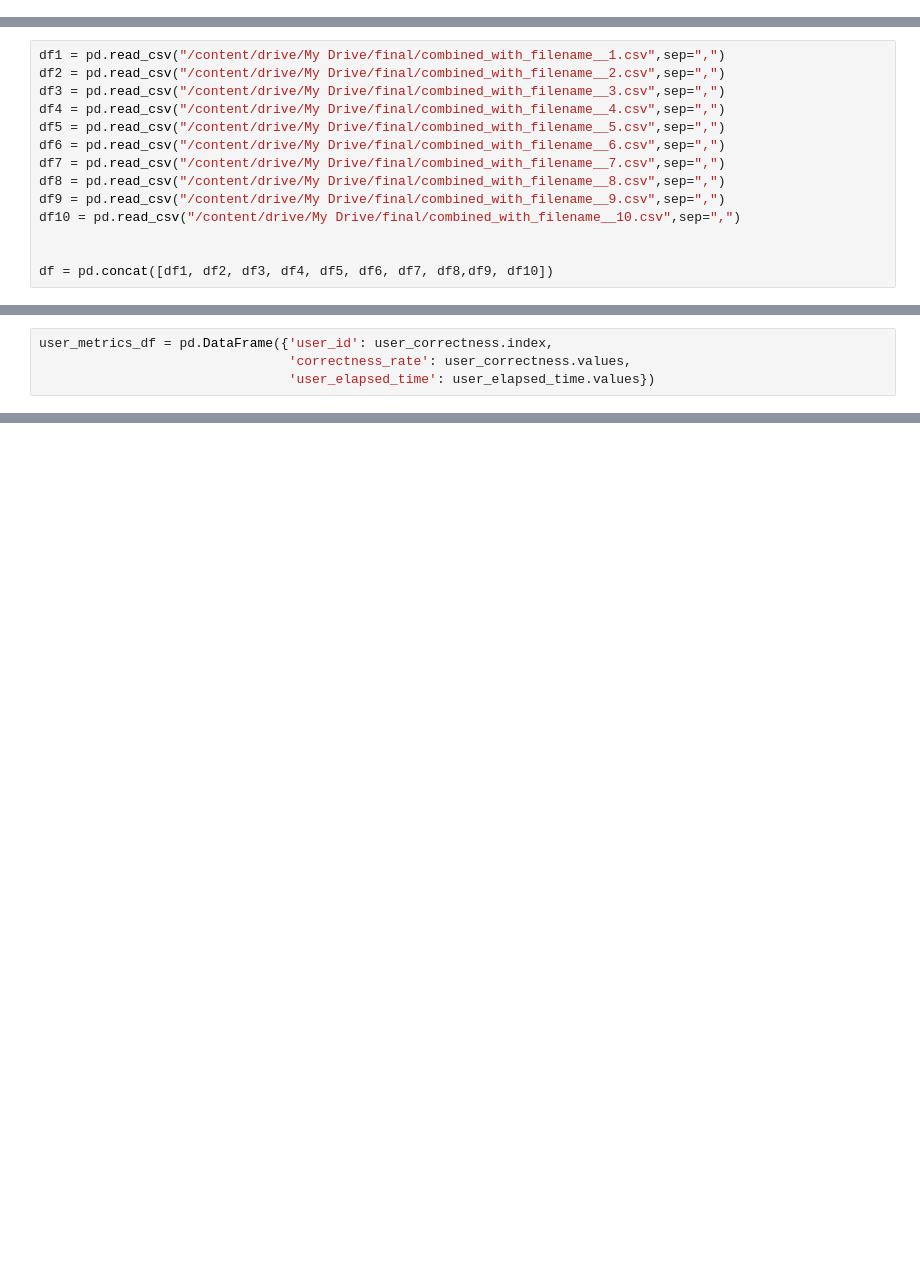
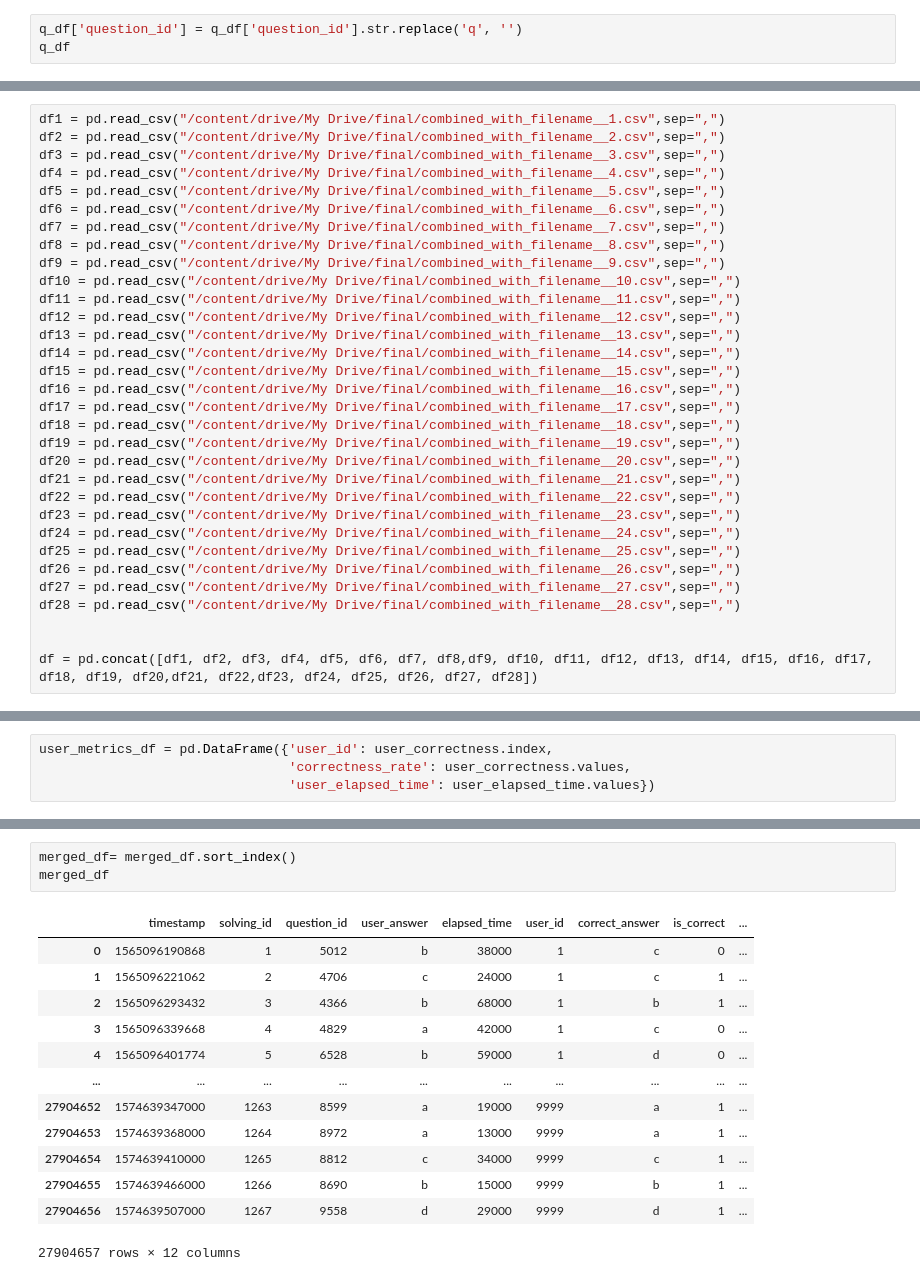
Before and after one commit to choycoy/final_project, a Jupyter notebook: recommendation.ipynb, the cells around one changed output, grey strips where cells are left out. Drawn from its saved outputs; the diff is of its cells as text; blank space fills up the shorter version.

```diff
--- a/recommendation.ipynb
+++ b/recommendation.ipynb
@@ -6,3 +8,6 @@ drive.mount('/content/drive')
 # %%
 import pandas as pd
 q_df = pd.read_csv("/content/drive/My Drive/final/questions.csv",sep=",")
+# %%
+q_df['question_id'] = q_df['question_id'].str.replace('q', '')
+q_df
@@ -17,9 +36,27 @@ df7 = pd.read_csv("/content/drive/My Drive/final/combined_with_filename__7.csv",
 df8 = pd.read_csv("/content/drive/My Drive/final/combined_with_filename__8.csv",sep=",")
 df9 = pd.read_csv("/content/drive/My Drive/final/combined_with_filename__9.csv",sep=",")
 df10 = pd.read_csv("/content/drive/My Drive/final/combined_with_filename__10.csv",sep=",")
+df11 = pd.read_csv("/content/drive/My Drive/final/combined_with_filename__11.csv",sep=",")
+df12 = pd.read_csv("/content/drive/My Drive/final/combined_with_filename__12.csv",sep=",")
+df13 = pd.read_csv("/content/drive/My Drive/final/combined_with_filename__13.csv",sep=",")
+df14 = pd.read_csv("/content/drive/My Drive/final/combined_with_filename__14.csv",sep=",")
+df15 = pd.read_csv("/content/drive/My Drive/final/combined_with_filename__15.csv",sep=",")
+df16 = pd.read_csv("/content/drive/My Drive/final/combined_with_filename__16.csv",sep=",")
+df17 = pd.read_csv("/content/drive/My Drive/final/combined_with_filename__17.csv",sep=",")
+df18 = pd.read_csv("/content/drive/My Drive/final/combined_with_filename__18.csv",sep=",")
+df19 = pd.read_csv("/content/drive/My Drive/final/combined_with_filename__19.csv",sep=",")
+df20 = pd.read_csv("/content/drive/My Drive/final/combined_with_filename__20.csv",sep=",")
+df21 = pd.read_csv("/content/drive/My Drive/final/combined_with_filename__21.csv",sep=",")
+df22 = pd.read_csv("/content/drive/My Drive/final/combined_with_filename__22.csv",sep=",")
+df23 = pd.read_csv("/content/drive/My Drive/final/combined_with_filename__23.csv",sep=",")
+df24 = pd.read_csv("/content/drive/My Drive/final/combined_with_filename__24.csv",sep=",")
+df25 = pd.read_csv("/content/drive/My Drive/final/combined_with_filename__25.csv",sep=",")
+df26 = pd.read_csv("/content/drive/My Drive/final/combined_with_filename__26.csv",sep=",")
+df27 = pd.read_csv("/content/drive/My Drive/final/combined_with_filename__27.csv",sep=",")
+df28 = pd.read_csv("/content/drive/My Drive/final/combined_with_filename__28.csv",sep=",")
 
 
-df = pd.concat([df1, df2, df3, df4, df5, df6, df7, df8,df9, df10])
+df = pd.concat([df1, df2, df3, df4, df5, df6, df7, df8,df9, df10, df11, df12, df13, df14, df15, df16, df17, df18, df19, df20,df21, df22,df23, df24, df25, df26, df27, df28])
 # %%
 # Convert the 'question_id' column in df1 and df2 to the same data type (e.g., int64)
 df['question_id'] = df['question_id'].astype('int64')
@@ -83,3 +216,20 @@ pip install surprise
+# %%
+merged_df= merged_df.sort_index()
+merged_df
+# %% [output]
+|  | timestamp | solving_id | question_id | user_answer | elapsed_time | user_id | correct_answer | is_correct | ... |
+| 0 | 1565096190868 | 1 | 5012 | b | 38000 | 1 | c | 0 | ... |
+| 1 | 1565096221062 | 2 | 4706 | c | 24000 | 1 | c | 1 | ... |
+| 2 | 1565096293432 | 3 | 4366 | b | 68000 | 1 | b | 1 | ... |
+| 3 | 1565096339668 | 4 | 4829 | a | 42000 | 1 | c | 0 | ... |
+| 4 | 1565096401774 | 5 | 6528 | b | 59000 | 1 | d | 0 | ... |
+| ... | ... | ... | ... | ... | ... | ... | ... | ... | ... |
+| 27904652 | 1574639347000 | 1263 | 8599 | a | 19000 | 9999 | a | 1 | ... |
+| 27904653 | 1574639368000 | 1264 | 8972 | a | 13000 | 9999 | a | 1 | ... |
+| 27904654 | 1574639410000 | 1265 | 8812 | c | 34000 | 9999 | c | 1 | ... |
+| 27904655 | 1574639466000 | 1266 | 8690 | b | 15000 | 9999 | b | 1 | ... |
+| 27904656 | 1574639507000 | 1267 | 9558 | d | 29000 | 9999 | d | 1 | ... |
+27904657 rows × 12 columns
 # %%
 from surprise import Dataset, Reader
 from surprise.model_selection import train_test_split
```
Also changed, not shown: parts of 15 cells of this notebook.
